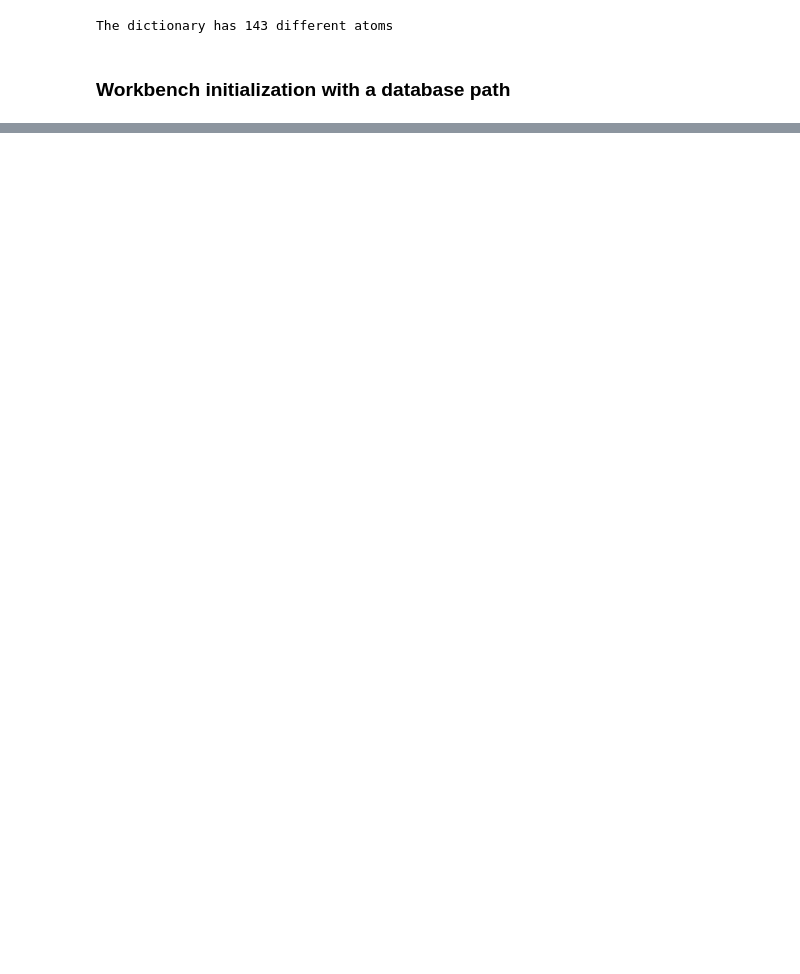
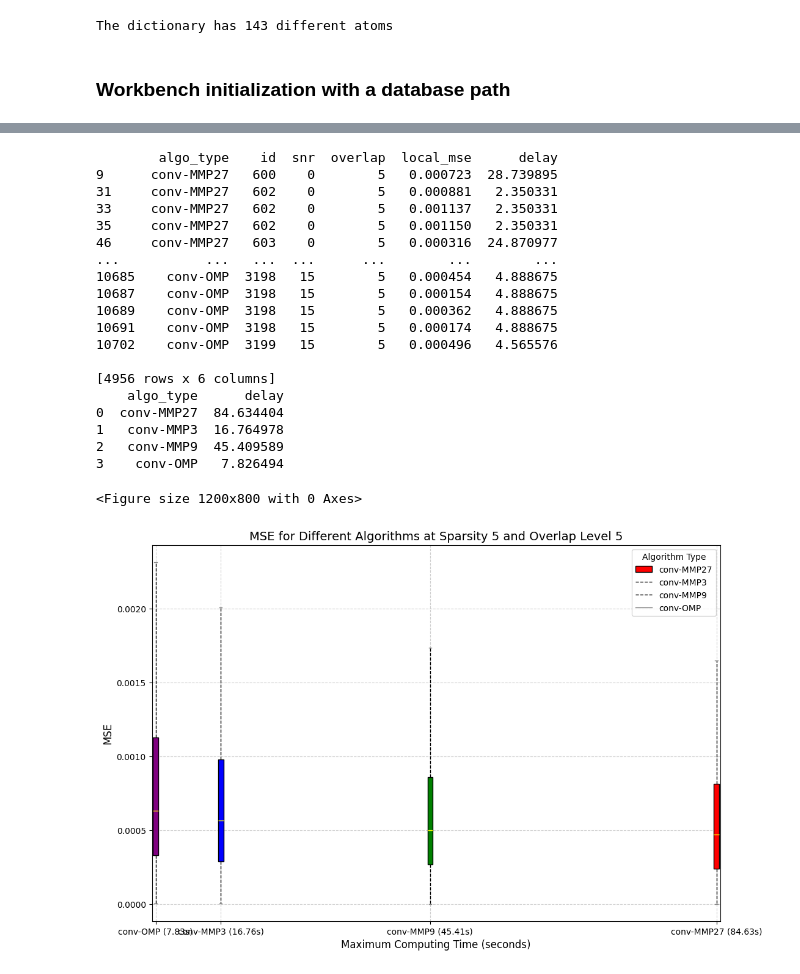
Before and after one commit to yanisgomes/csc, a Jupyter notebook: icassp/icassp_mse_vs_time.ipynb, the cells around one changed output, grey strips where cells are left out. Drawn from its saved outputs; the diff is of its cells as text; code cells hidden in the pictures; blank space fills up the shorter version.

```diff
--- a/icassp/icassp_mse_vs_time.ipynb
+++ b/icassp/icassp_mse_vs_time.ipynb
@@ -73,7 +92,32 @@ Passing `palette` without assigning `hue` is deprecated and will be removed in v
 # %%
-constrained_workbench.refinedBoxplotDelayVsMSE(
+constrained_workbench.boxplotDelayVsMSE(
+    sparsity=5,
+    overlap_level=5,
     MMP27=icassp_mmp27_db,
     MMP9=icassp_mmp9_db,
     MMP3=icassp_mmp3_db,
-    OMP=icassp_omp_db
+    OMP=icassp_omp_db,
+    verbose=True
 )
+# %% [output]
+        algo_type    id  snr  overlap  local_mse      delay
+9      conv-MMP27   600    0        5   0.000723  28.739895
+31     conv-MMP27   602    0        5   0.000881   2.350331
+33     conv-MMP27   602    0        5   0.001137   2.350331
+35     conv-MMP27   602    0        5   0.001150   2.350331
+46     conv-MMP27   603    0        5   0.000316  24.870977
+...           ...   ...  ...      ...        ...        ...
+10685    conv-OMP  3198   15        5   0.000454   4.888675
+10687    conv-OMP  3198   15        5   0.000154   4.888675
+10689    conv-OMP  3198   15        5   0.000362   4.888675
+10691    conv-OMP  3198   15        5   0.000174   4.888675
+10702    conv-OMP  3199   15        5   0.000496   4.565576
+
+[4956 rows x 6 columns]
+    algo_type      delay
+0  conv-MMP27  84.634404
+1   conv-MMP3  16.764978
+2   conv-MMP9  45.409589
+3    conv-OMP   7.826494
+<Figure size 1200x800 with 0 Axes>
+[figure, added]
```
Also changed, not shown: parts of 1 cell of this notebook, 8 other files.
